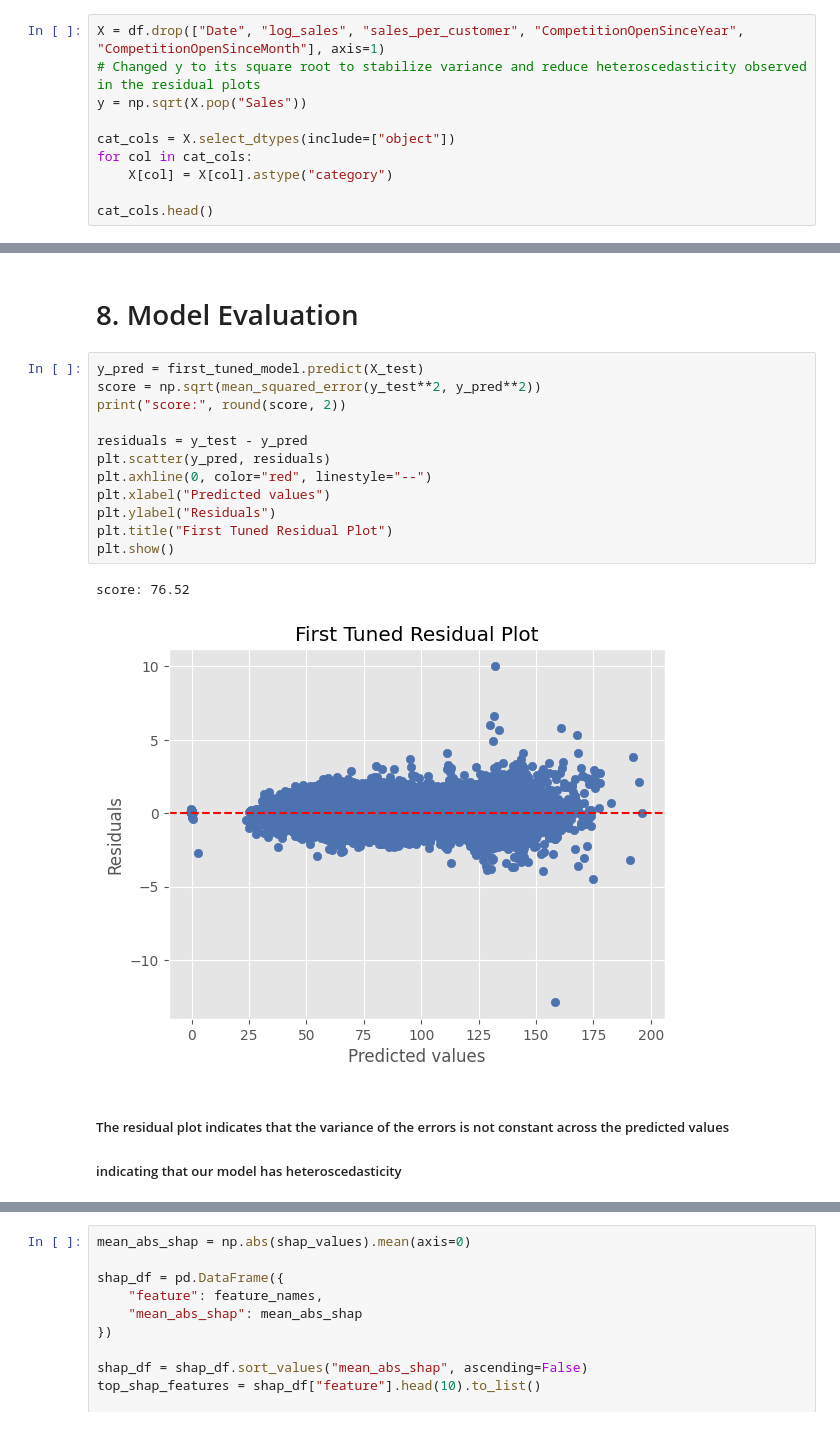
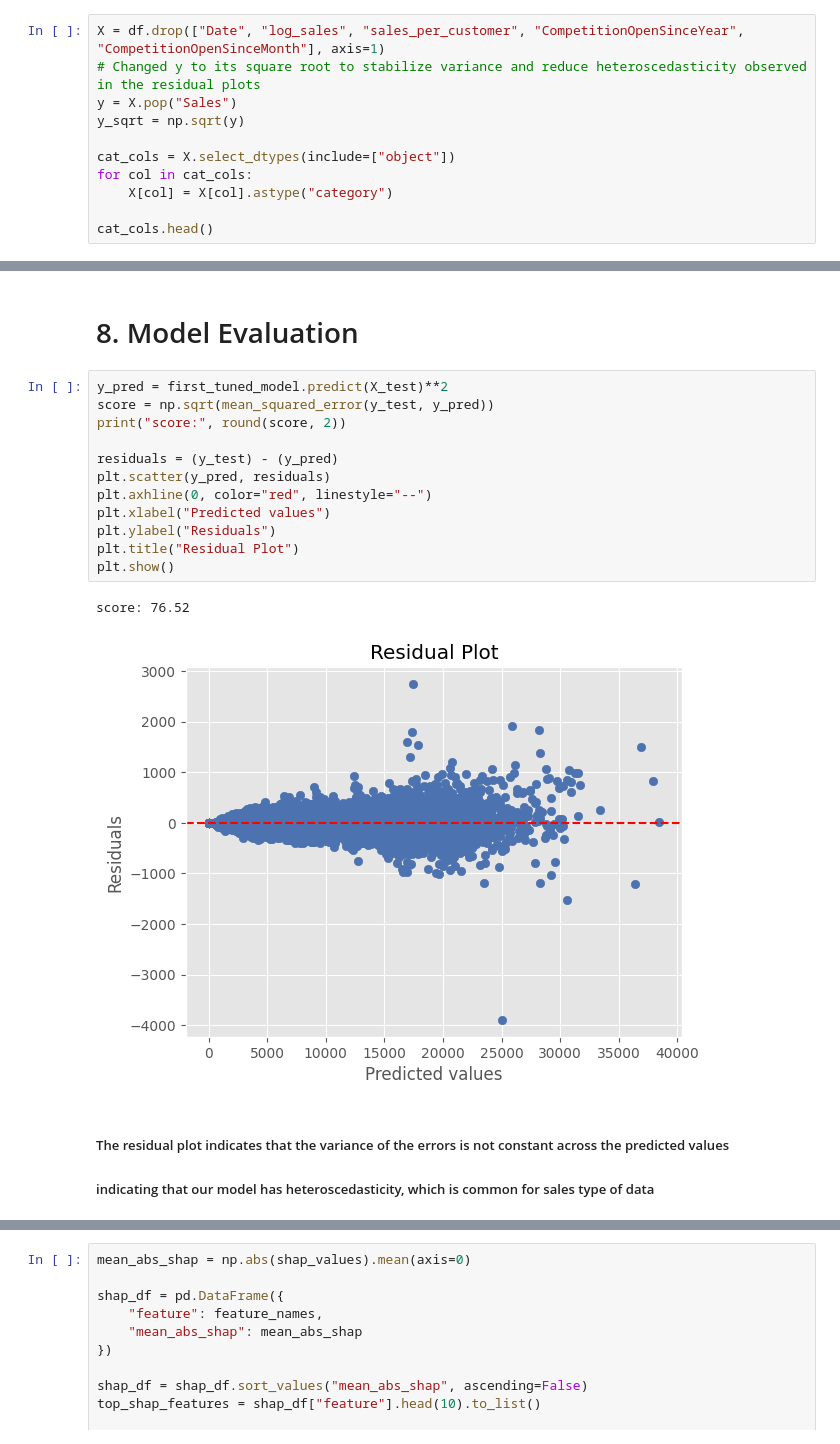
Before and after one commit to themainpie/rossman-repo, a Jupyter notebook: rossman-proj.ipynb, the cells around one changed output, grey strips where cells are left out. Saved outputs shown, nothing was run; the diff lists cells and outputs as text.

```diff
--- a/rossman-proj.ipynb
+++ b/rossman-proj.ipynb
@@ -570,7 +570,8 @@ df["diff7"] = df["Sales"].diff(7)
 # %%
 X = df.drop(["Date", "log_sales", "sales_per_customer", "CompetitionOpenSinceYear", "CompetitionOpenSinceMonth"], axis=1)
 # Changed y to its square root to stabilize variance and reduce heteroscedasticity observed in the residual plots
-y = np.sqrt(X.pop("Sales"))
+y = X.pop("Sales")
+y_sqrt = np.sqrt(y)
 
 cat_cols = X.select_dtypes(include=["object"])
 for col in cat_cols:
@@ -717,23 +744,23 @@ first_tuned_model = joblib.load("tuned_modelv2.pkl")
 # %% [markdown]
 # 8. Model Evaluation
 # %%
-y_pred = first_tuned_model.predict(X_test)
-score = np.sqrt(mean_squared_error(y_test**2, y_pred**2))
+y_pred = first_tuned_model.predict(X_test)**2
+score = np.sqrt(mean_squared_error(y_test, y_pred))
 print("score:", round(score, 2))
 
-residuals = y_test - y_pred
+residuals = (y_test) - (y_pred)
 plt.scatter(y_pred, residuals)
 plt.axhline(0, color="red", linestyle="--")
 plt.xlabel("Predicted values")
 plt.ylabel("Residuals")
-plt.title("First Tuned Residual Plot")
+plt.title("Residual Plot")
 plt.show()
 # %% [output]
 score: 76.52
-[figure, old version]
+[figure, new version]
 # %% [markdown]
 ##### The residual plot indicates that the variance of the errors is not constant across the predicted values
-##### indicating that our model has heteroscedasticity
+##### indicating that our model has heteroscedasticity, which is common for sales type of data
 # %%
 plt.scatter(y_test, y_pred)
 plt.plot([y_test.min(), y_test.max()], [y_test.min(), y_test.max()], "r--")
```
Also changed, not shown: parts of 8 cells of this notebook.
